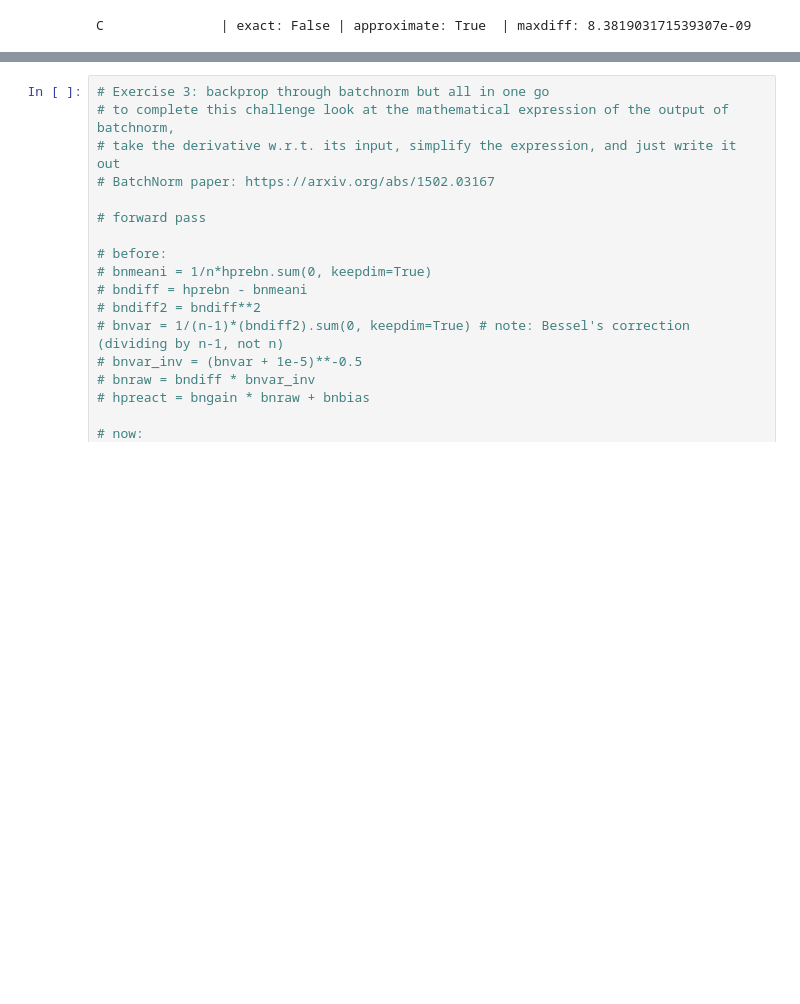
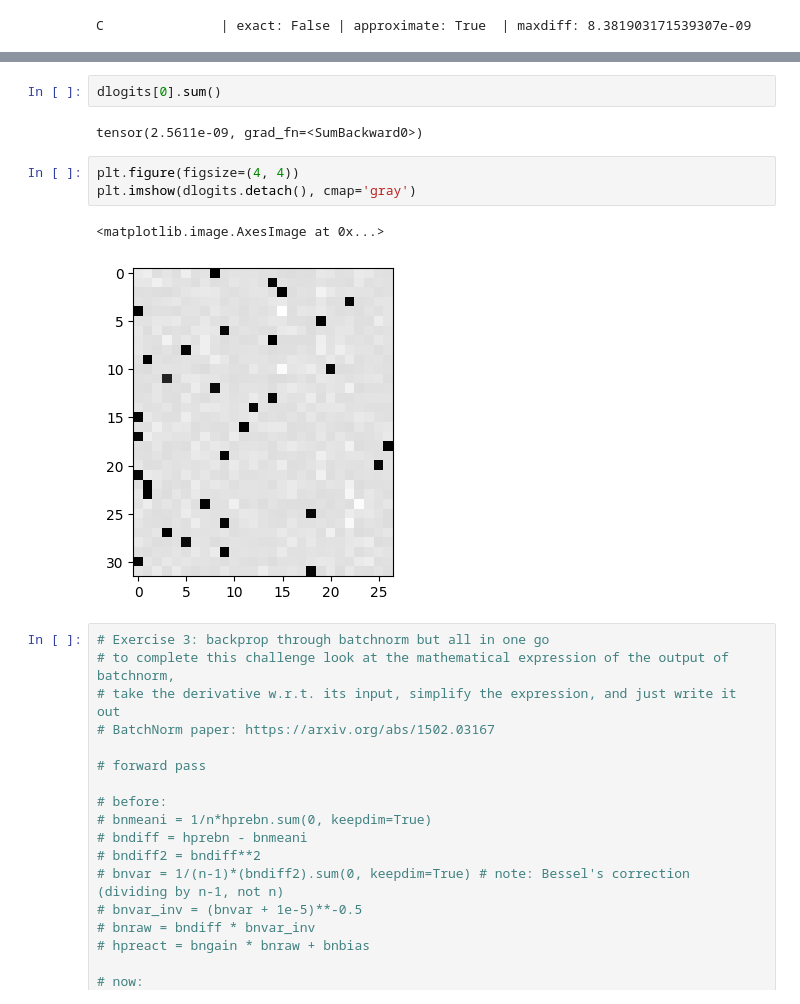
Before and after one commit to Samin-Sadaf7/NN_works, a Jupyter notebook: MakeMoreBackProp.ipynb, the cells around one changed output, grey strips where cells are left out. Saved outputs shown, nothing was run; the diff lists cells and outputs as text; blank space fills up the shorter version.

```diff
--- a/MakeMoreBackProp.ipynb
+++ b/MakeMoreBackProp.ipynb
@@ -377,3 +479,13 @@ logits          | exact: False | approximate: True  | maxdiff: 5.820766091346741
+# %%
+dlogits[0].sum()
+# %% [output]
+tensor(2.5611e-09, grad_fn=<SumBackward0>)
+# %%
+plt.figure(figsize=(4, 4))
+plt.imshow(dlogits.detach(), cmap='gray')
+# %% [output]
+<matplotlib.image.AxesImage at 0x...>
+[figure, added]
 # %%
 # Exercise 3: backprop through batchnorm but all in one go
 # to complete this challenge look at the mathematical expression of the output of batchnorm,
```
Also changed, not shown: parts of 8 cells of this notebook.
